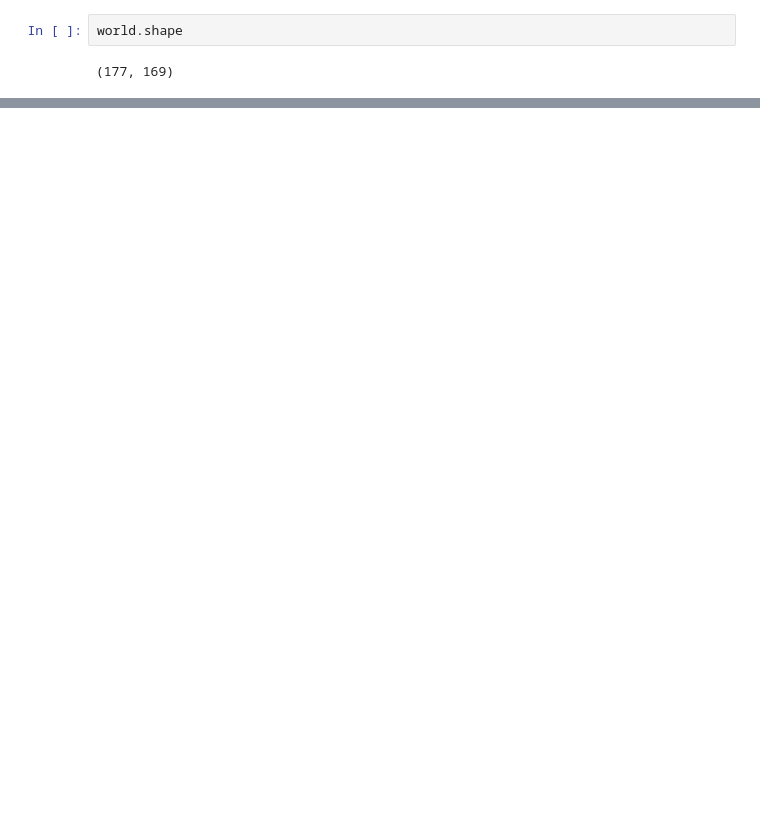
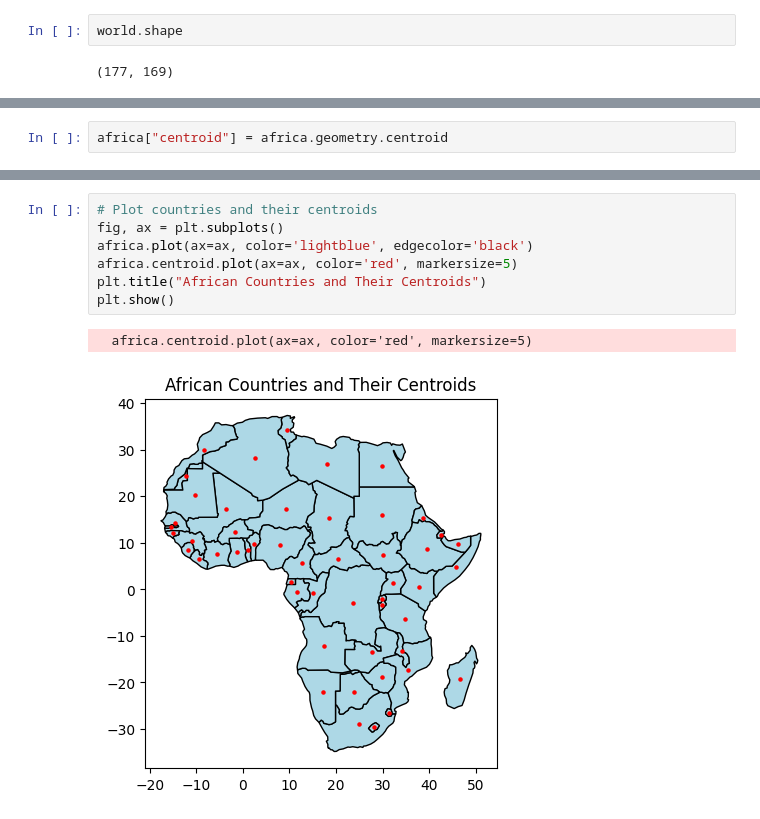
Before and after one commit to Davjes15/intro_geospatial_data, a Jupyter notebook: notebooks/load_visualize.ipynb, the cells around one changed output, grey strips where cells are left out. Cells and saved outputs as stored; diff of their text form; blank space fills up the shorter version.

```diff
--- a/notebooks/load_visualize.ipynb
+++ b/notebooks/load_visualize.ipynb
@@ -44,0 +111,2 @@ world.shape
+# %%
+africa["centroid"] = africa.geometry.centroid
@@ -44,0 +130,10 @@ world.shape
+# %%
+# Plot countries and their centroids
+fig, ax = plt.subplots()
+africa.plot(ax=ax, color='lightblue', edgecolor='black')
+africa.centroid.plot(ax=ax, color='red', markersize=5)
+plt.title("African Countries and Their Centroids")
+plt.show()
+# %% [output]
+  africa.centroid.plot(ax=ax, color='red', markersize=5)
+[figure, added]
```
Also changed, not shown: parts of 17 cells of this notebook, 3 other files.
